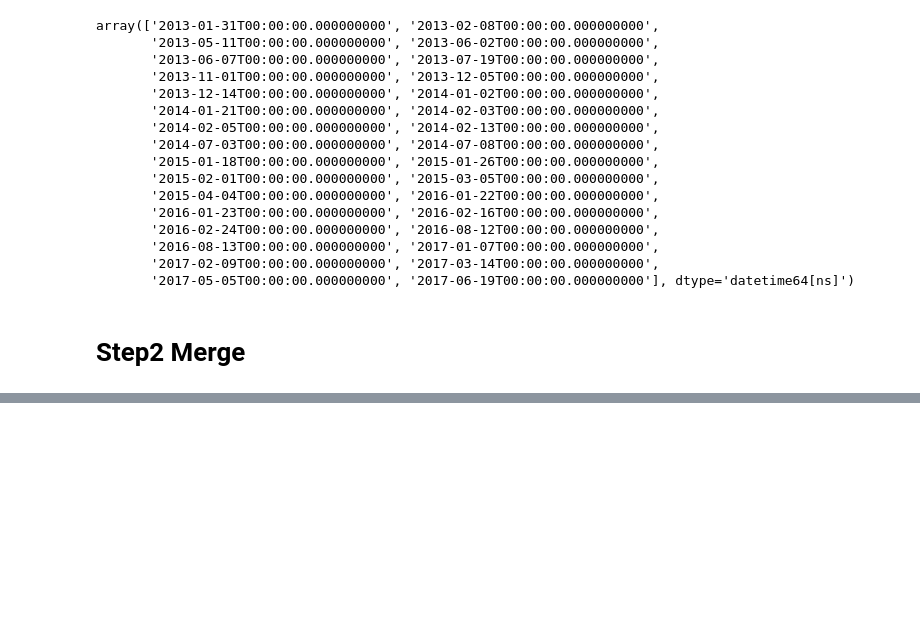
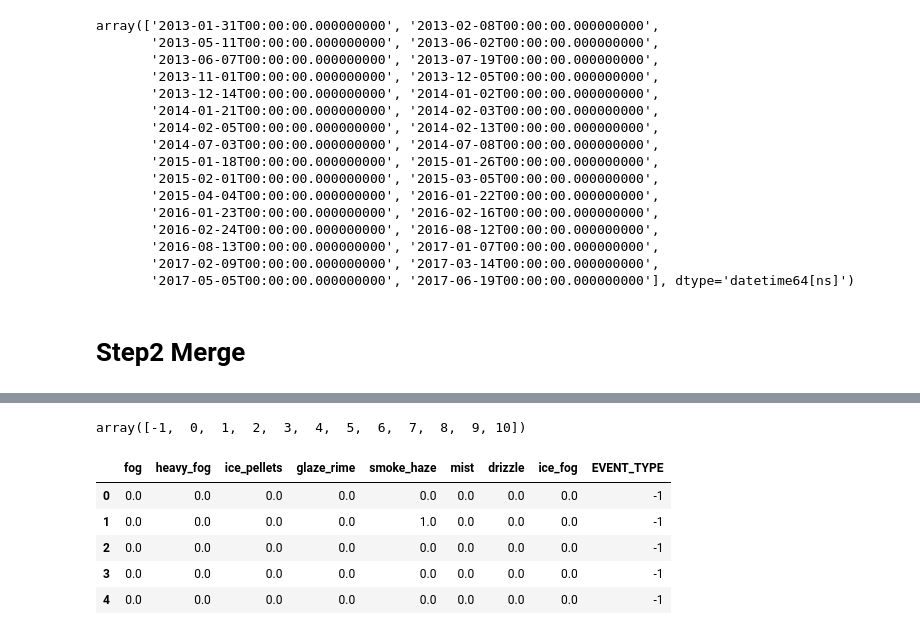
Before and after one commit to lingyielia/YellowTaxi, a Jupyter notebook: 1-data_prep_weather.ipynb, the cells around one changed output, grey strips where cells are left out. Saved outputs shown, nothing was run; the diff lists cells and outputs as text; code cells hidden in the pictures; blank space fills up the shorter version.

```diff
--- a/1-data_prep_weather.ipynb
+++ b/1-data_prep_weather.ipynb
@@ -370,0 +527,5 @@ array(['2013-01-31T00:00:00.000000000', '2013-02-08T00:00:00.000000000',
+# %%
+nlist = list(df1.columns)[1:]
+for i, name in enumerate(nlist):
+    print(name)
+    df1[name].fillna((df1[name].mean()), inplace=True)
@@ -370,0 +605,13 @@ array(['2013-01-31T00:00:00.000000000', '2013-02-08T00:00:00.000000000',
+# %%
+df2['EVENT_TYPE'].unique()
+# %% [output]
+array([-1,  0,  1,  2,  3,  4,  5,  6,  7,  8,  9, 10])
+# %%
+df2.head()
+# %% [output]
+|  | fog | heavy_fog | ice_pellets | glaze_rime | smoke_haze | mist | drizzle | ice_fog | EVENT_TYPE |
+| 0 | 0.0 | 0.0 | 0.0 | 0.0 | 0.0 | 0.0 | 0.0 | 0.0 | -1 |
+| 1 | 0.0 | 0.0 | 0.0 | 0.0 | 1.0 | 0.0 | 0.0 | 0.0 | -1 |
+| 2 | 0.0 | 0.0 | 0.0 | 0.0 | 0.0 | 0.0 | 0.0 | 0.0 | -1 |
+| 3 | 0.0 | 0.0 | 0.0 | 0.0 | 0.0 | 0.0 | 0.0 | 0.0 | -1 |
+| 4 | 0.0 | 0.0 | 0.0 | 0.0 | 0.0 | 0.0 | 0.0 | 0.0 | -1 |
```
Also changed, not shown: parts of 36 cells of this notebook.
